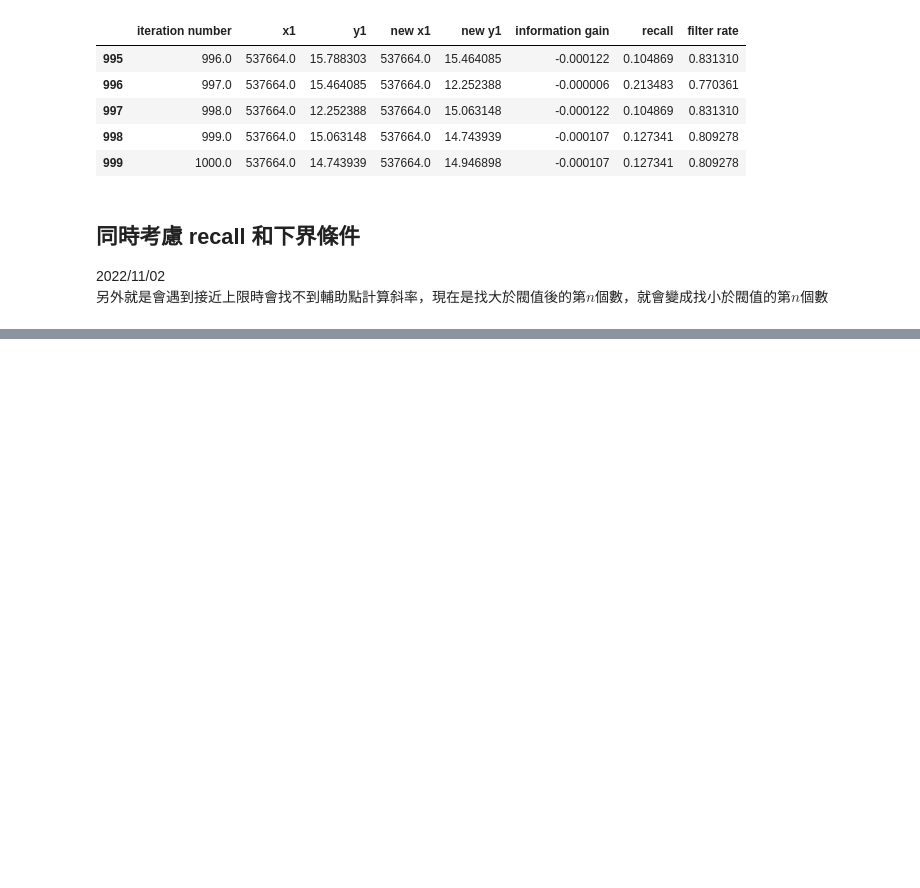
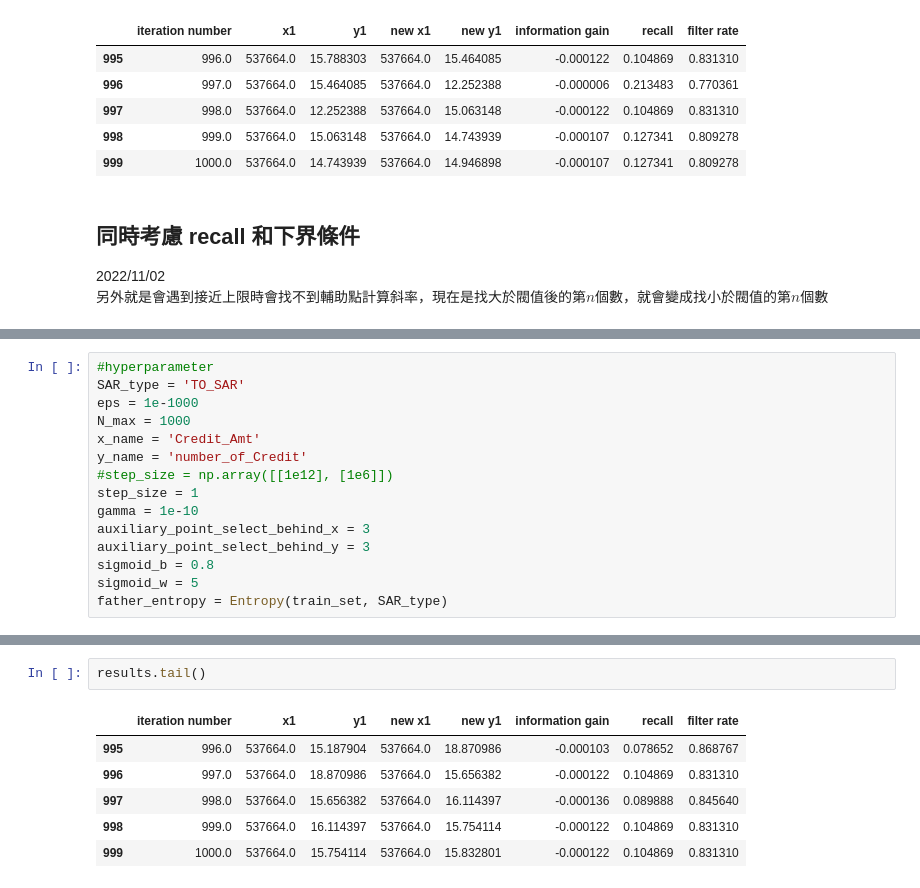
Before and after one commit to eason758/MetaEdge, a Jupyter notebook: 20221013牛頓法.ipynb, the cells around one changed output, grey strips where cells are left out. Cells and saved outputs as stored; diff of their text form; blank space fills up the shorter version.

```diff
--- a/20221013牛頓法.ipynb
+++ b/20221013牛頓法.ipynb
@@ -689,0 +749,15 @@ results.tail()
+# %%
+#hyperparameter
+SAR_type = 'TO_SAR'
+eps = 1e-1000
+N_max = 1000
+x_name = 'Credit_Amt'
+y_name = 'number_of_Credit'
+#step_size = np.array([[1e12], [1e6]])
+step_size = 1
+gamma = 1e-10
+auxiliary_point_select_behind_x = 3
+auxiliary_point_select_behind_y = 3
+sigmoid_b = 0.8
+sigmoid_w = 5
+father_entropy = Entropy(train_set, SAR_type)
@@ -689,0 +790,9 @@ results.tail()
+# %%
+results.tail()
+# %% [output]
+|  | iteration number | x1 | y1 | new x1 | new y1 | information gain | recall | filter rate |
+| 995 | 996.0 | 537664.0 | 15.187904 | 537664.0 | 18.870986 | -0.000103 | 0.078652 | 0.868767 |
+| 996 | 997.0 | 537664.0 | 18.870986 | 537664.0 | 15.656382 | -0.000122 | 0.104869 | 0.831310 |
+| 997 | 998.0 | 537664.0 | 15.656382 | 537664.0 | 16.114397 | -0.000136 | 0.089888 | 0.845640 |
+| 998 | 999.0 | 537664.0 | 16.114397 | 537664.0 | 15.754114 | -0.000122 | 0.104869 | 0.831310 |
+| 999 | 1000.0 | 537664.0 | 15.754114 | 537664.0 | 15.832801 | -0.000122 | 0.104869 | 0.831310 |
```
Also changed, not shown: parts of 17 cells of this notebook, 6 other files.
